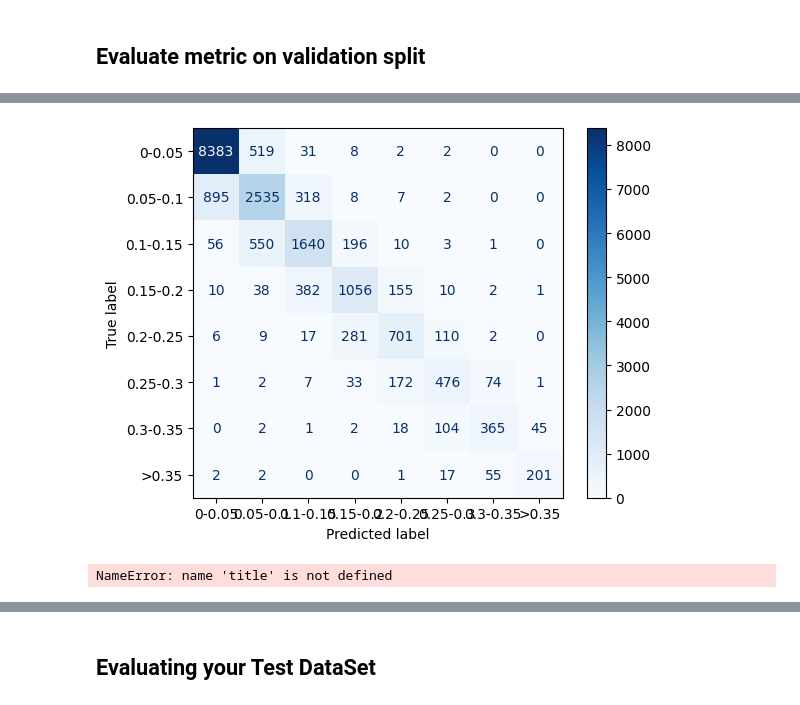
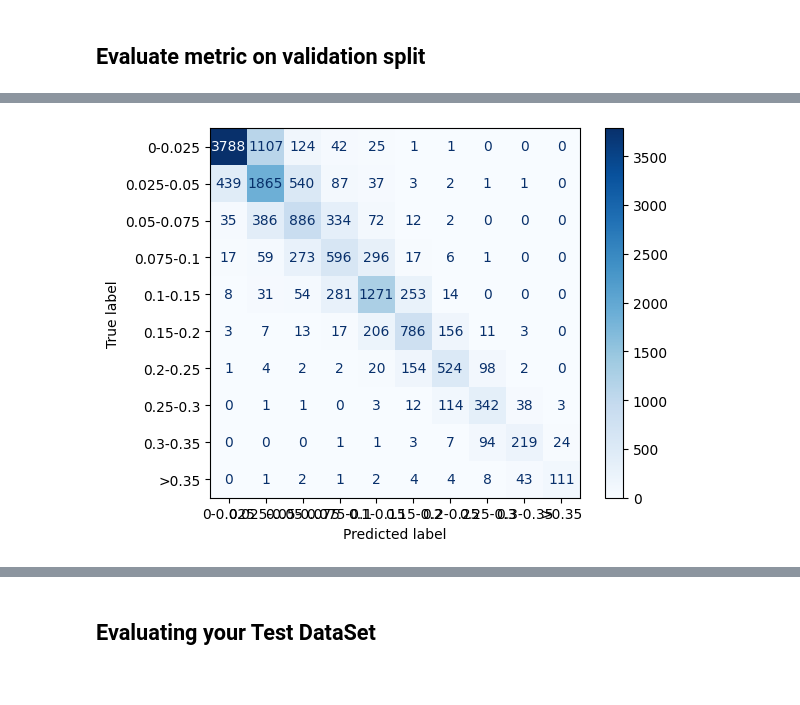
Before and after one commit to Mita-Data/Data_challenge_2.0, a Jupyter notebook: data2.ipynb, the cells around one changed output, grey strips where cells are left out. Saved outputs shown, nothing was run; the diff lists cells and outputs as text; code cells hidden in the pictures.

```diff
--- a/data2.ipynb
+++ b/data2.ipynb
@@ -250,17 +252,23 @@ torch.backends.cudnn.benchmark = True
 #### Fit on train split
 # %%
 # 定义覆盖率范围
-bins = [0, 0.05,0.1,0.15,0.2,0.25, 0.3,0.35, 1.0]
-labels = ['0-0.05', '0.05-0.1','0.1-0.15', '0.15-0.2','0.2-0.25', '0.25-0.3','0.3-0.35', '>0.35']
+bins = [0, 0.025, 0.05, 0.075, 0.1, 0.15, 0.2, 0.25, 0.3, 0.35, 1.0]
+labels = ['0-0.025', '0.025-0.05', '0.05-0.075', '0.075-0.1', '0.1-0.15', '0.15-0.2', '0.2-0.25', '0.25-0.3', '0.3-0.35', '>0.35']
+
 
 # 统计每个范围的样本数量
 df_train['range'] = pd.cut(df_train['FaceOcclusion'], bins=bins, labels=labels, include_lowest=True)
 range_counts = df_train['range'].value_counts().sort_index()
 print(range_counts)
+range_means = df_train.groupby('range')['FaceOcclusion'].mean()
+print(range_means)
 
 # 计算权重
 total_samples = len(df_train)
-weights = {label: total_samples / count for label, count in range_counts.items()}
-print(weights)
+# range_weights = {label: (total_samples / count) * (1/30 + mean) for label, count, mean in zip(range_counts.index, range_counts.values, range_means.values)}
+
+
+range_weights = {label: total_samples / count for label, count in range_counts.items()}
+print(range_weights)
 # %% [output]
 range
@@ -354,12 +462,25 @@ model = models.resnet18(pretrained=True)
 model.fc = nn.Linear(model.fc.in_features, 1)
 model = model.to(device)
 
+class WeightedMSELoss(nn.Module):
+    def __init__(self, weights):
+        super(WeightedMSELoss, self).__init__()
+        self.weights = weights
+        self.mse = nn.MSELoss(reduction='none')
+
+    def forward(self, inputs, targets, ranges):
+        loss = self.mse(inputs, targets)
+        weights = torch.tensor([self.weights[str(label)] for label in ranges], device=inputs.device)
+        weighted_loss = loss * weights
+        return weighted_loss.mean()
+
+
 # Define loss and optimizer
-criterion = WeightedMSELoss(weights)
+criterion = WeightedMSELoss(range_weights)
 optimizer = optim.Adam(model.parameters(), lr=1e-4)
 
 
-num_epochs = 3
+num_epochs = 20
 for epoch in range(num_epochs):
     print(f"Epoch {epoch+1}/{num_epochs}")
     model.train()
@@ -368,12 +489,12 @@ for epoch in range(num_epochs):
         X, y = X.to(device), y.to(device).view(-1, 1)
         optimizer.zero_grad()
         y_pred = model(X)
-        loss = criterion(y_pred, y)
+        loss = criterion(y_pred, y,range_weights)
         loss.backward()
         optimizer.step()
         running_loss += loss.item()
 
-        if batch_idx % 200 == 0:
+        if batch_idx % 2000 == 0:
             print(f"Batch {batch_idx}, Loss: {loss.item()}")
 
     print(f"Epoch [{epoch+1}/{num_epochs}], Loss: {running_loss/len(training_generator)}")
@@ -605,6 +738,5 @@ results_df['pred'].hist()
 # %%
-bins = [0, 0.05,0.1,0.15,0.2,0.25, 0.3,0.35, 1.0]
-labels = ['0-0.05', '0.05-0.1','0.1-0.15', '0.15-0.2','0.2-0.25', '0.25-0.3','0.3-0.35', '>0.35']
+
 
 import torch
 import torchvision.transforms as transforms
@@ -615,35 +747,34 @@ from tqdm import tqdm
 import torchvision.models as models
 import torch.nn as nn
 import torch.optim as optim
 
 from sklearn.metrics import confusion_matrix, ConfusionMatrixDisplay, classification_report
 import matplotlib.pyplot as plt
 
 results_list = []
 for batch_idx, (X, y, gender, filename) in tqdm(enumerate(validation_generator), total=len(validation_generator)):
     X, y = X.to(device), y.to(device).view(-1, 1)
     y_pred = model(X)
     for i in range(len(X)):
         true_range = pd.cut([float(y[i])], bins=bins, labels=labels, include_lowest=True)[0]
         pred_range = pd.cut([float(y_pred[i])], bins=bins, labels=labels, include_lowest=True)[0]
         results_list.append({'true_range': str(true_range), 'pred_range': str(pred_range),'pred': float(y_pred[i]),
                                   'target': float(y[i]),
                                   'gender': float(gender[i])})
 
 
 results_df = pd.DataFrame(results_list)
 
 y_true = results_df['true_range']
 y_pred = results_df['pred_range']
 cm = confusion_matrix(y_true, y_pred, labels=labels)
 
 # 显示混淆矩阵
 disp = ConfusionMatrixDisplay(confusion_matrix=cm, display_labels=labels)
 disp.plot(cmap=plt.cm.Blues)
 plt.show()
 # %% [output]
-[figure, old version]
+[figure, new version]
-NameError: name 'title' is not defined
 # %%
 print(f"Classification Report:\n")
 print(classification_report(y_true, y_pred, labels=labels, target_names=labels))
```
Also changed, not shown: parts of 16 cells of this notebook.
